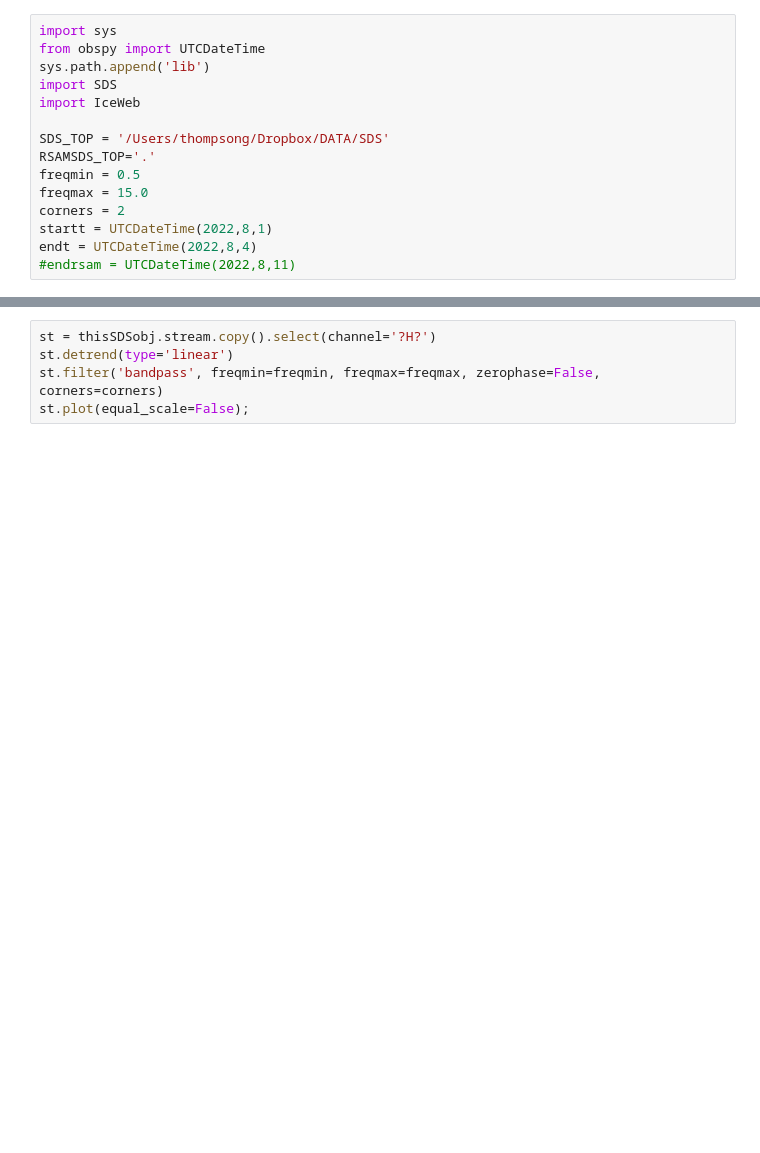
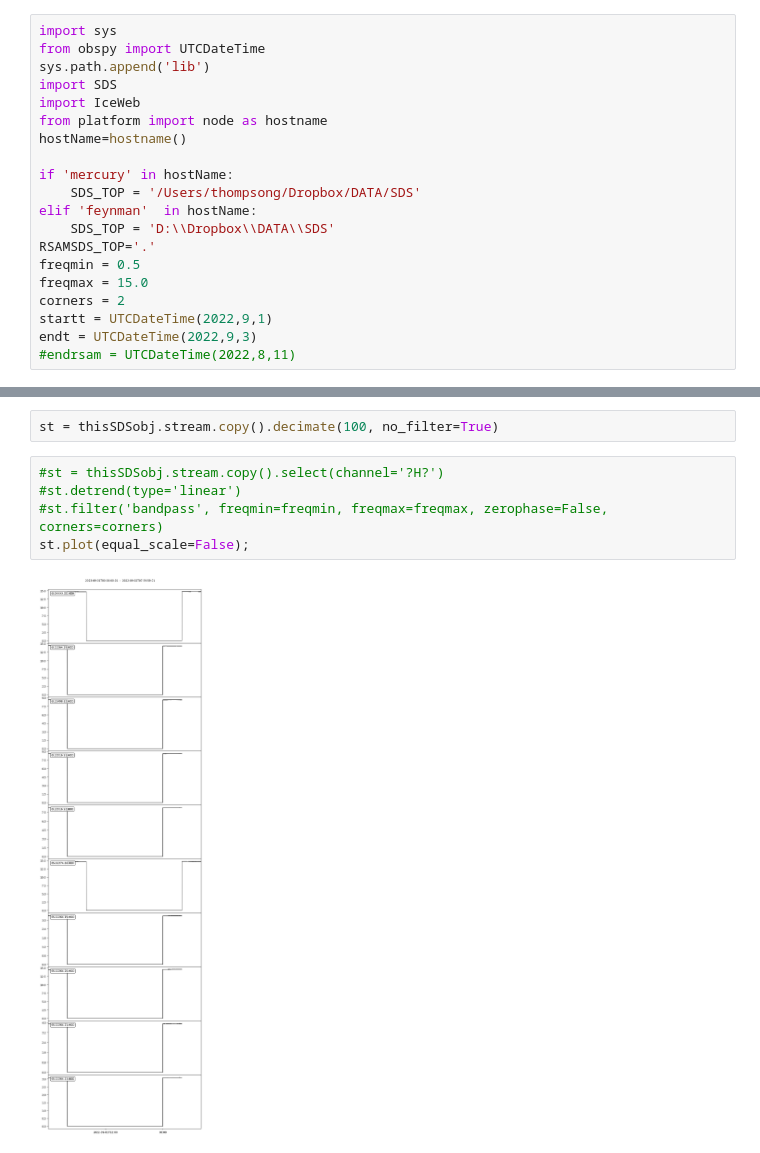
Before and after one commit to gthompson/tremorExplorer, a Jupyter notebook: SDS_vs_RSAM.ipynb, the cells around one changed output, grey strips where cells are left out. Cells and saved outputs as stored; diff of their text form; blank space fills up the shorter version.

```diff
--- a/SDS_vs_RSAM.ipynb
+++ b/SDS_vs_RSAM.ipynb
@@ -4,14 +4,19 @@ from obspy import UTCDateTime
 sys.path.append('lib')
 import SDS
 import IceWeb
+from platform import node as hostname
+hostName=hostname()
 
-SDS_TOP = '/Users/thompsong/Dropbox/DATA/SDS'
+if 'mercury' in hostName:
+    SDS_TOP = '/Users/thompsong/Dropbox/DATA/SDS'
+elif 'feynman'  in hostName:
+    SDS_TOP = 'D:\\Dropbox\\DATA\\SDS'
 RSAMSDS_TOP='.'
 freqmin = 0.5
 freqmax = 15.0
 corners = 2
-startt = UTCDateTime(2022,8,1)
-endt = UTCDateTime(2022,8,4)
+startt = UTCDateTime(2022,9,1)
+endt = UTCDateTime(2022,9,3)
 #endrsam = UTCDateTime(2022,8,11)
 # %%
 thisSDSobj = SDS.SDSobj(SDS_TOP)
@@ -19,6 +43,10 @@ thisSDSobj.read(startt, endt, speed=2)
+# %%
+st = thisSDSobj.stream.copy().decimate(100, no_filter=True)
 # %%
-st = thisSDSobj.stream.copy().select(channel='?H?')
-st.detrend(type='linear')
-st.filter('bandpass', freqmin=freqmin, freqmax=freqmax, zerophase=False, corners=corners)
+#st = thisSDSobj.stream.copy().select(channel='?H?')
+#st.detrend(type='linear')
+#st.filter('bandpass', freqmin=freqmin, freqmax=freqmax, zerophase=False, corners=corners)
 st.plot(equal_scale=False);
+# %% [output]
+[figure, added]
 # %%
```
Also changed, not shown: parts of 3 cells of this notebook, 3 other files.
